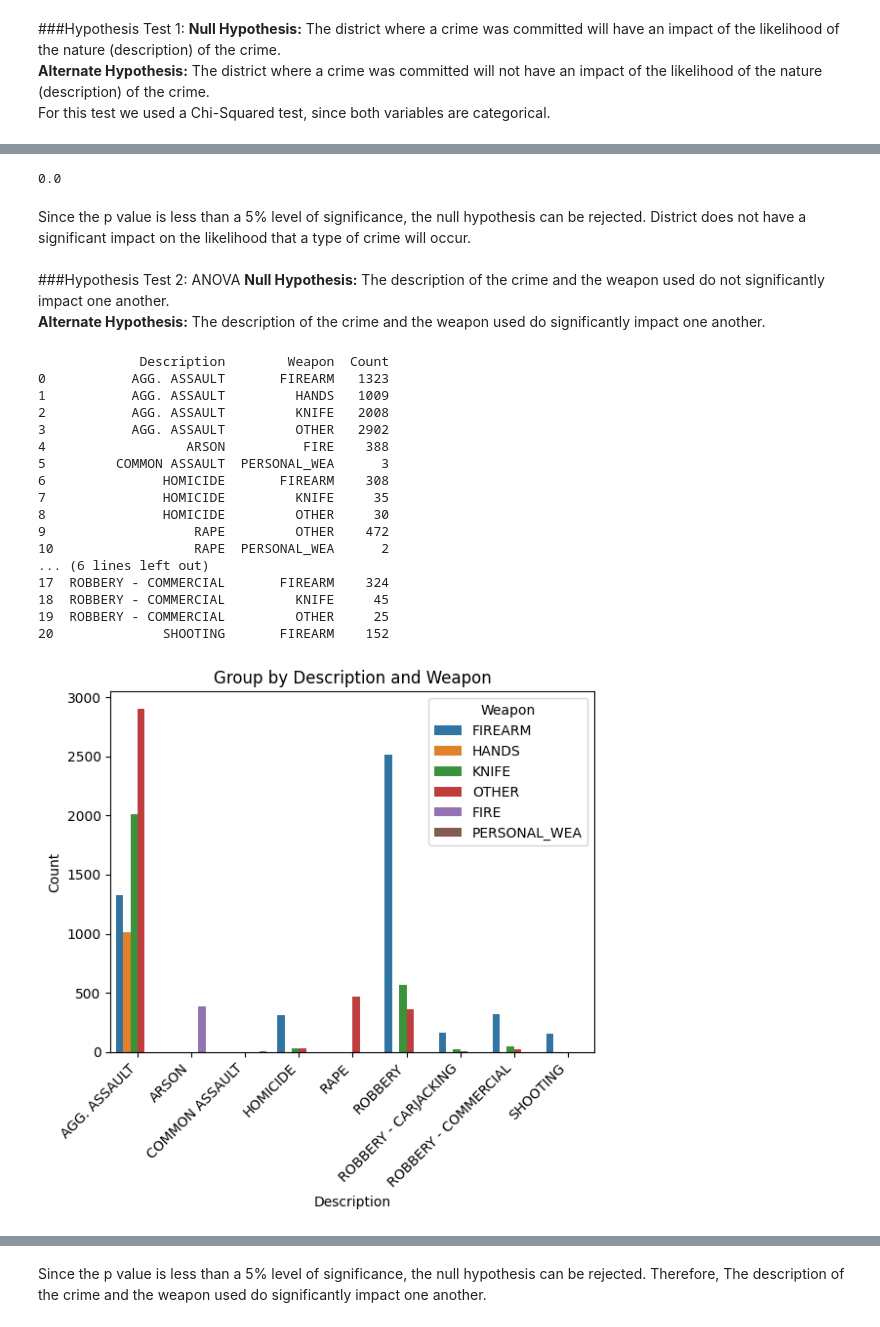
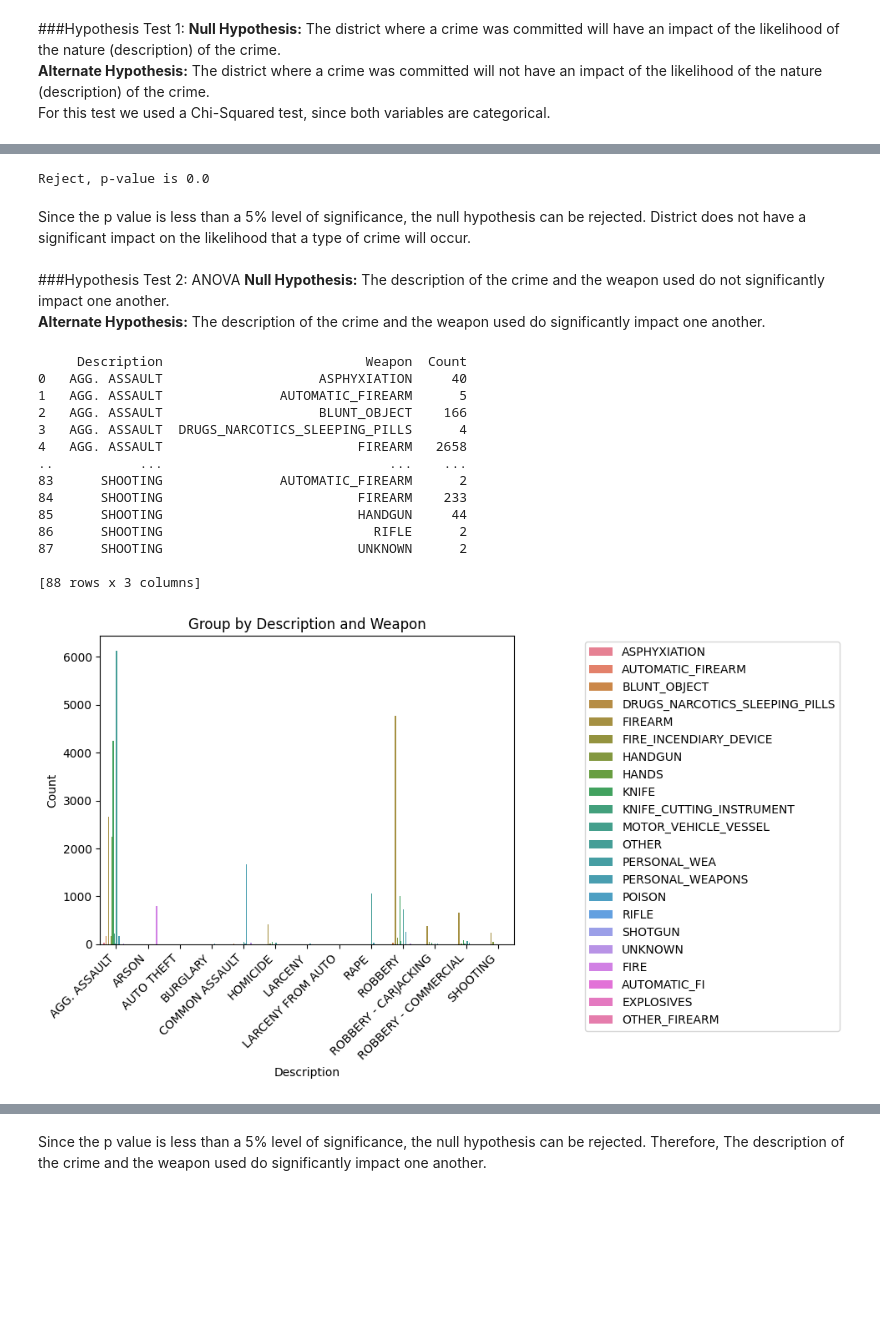
Before and after one commit to mariap13/CMSC320-FinalProject, a Jupyter notebook: CMSC320_Final_Project_MP_KRT.ipynb, the cells around one changed output, grey strips where cells are left out. Drawn from its saved outputs; the diff is of its cells as text; code cells hidden in the pictures; blank space fills up the shorter version.

```diff
--- a/CMSC320_Final_Project_MP_KRT.ipynb
+++ b/CMSC320_Final_Project_MP_KRT.ipynb
@@ -172,7 +157,8 @@ sns.boxplot(removed_outliers['Age'])
 plt.title(f'Age Column without Outliers')
 plt.show()
 index_names = crime_data[crime_data['Age'] > 80].index
-crime_data.drop(index_names, inplace=True)#drop outlier ages from the dataset
+df = crime_data.copy()
+df.drop(index_names, inplace=True)#drop outlier ages from the dataset
 # %% [output]
 [figure]
 # %%
@@ -214,9 +200,12 @@ plt = contingency.plot.bar(rot=45, xlabel="Old District", ylabel="Crime Descript
 # %%
 import scipy.stats as stats
 chi2_res = stats.chi2_contingency(contingency)
-chi2_res.pvalue
+if chi2_res.pvalue < 0.05:
+  print("Reject, p-value is", str(chi2_res.pvalue))
+else:
+  print("Fail to Reject, p-value is", str(chi2_res.pvalue))
 # %% [output]
-0.0
+Reject, p-value is 0.0
 # %% [markdown]
 Since the p value is less than a 5% level of significance, the null hypothesis can be rejected. District does not have a significant impact on the likelihood that a type of crime will occur.<br /><br />
 ###Hypothesis Test 2: ANOVA
@@ -226,35 +215,32 @@ Since the p value is less than a 5% level of significance, the null hypothesis c
 import matplotlib.pyplot as plt
 # %%
 # Group by 'Description' and 'Weapon'
-grouped_description_weapon = crime_data.groupby(['Description', 'Weapon']).size().reset_index(name='Count')
+grouped_description_weapon = df.groupby(['Description', 'Weapon']).size().reset_index(name='Count')
 print(grouped_description_weapon)
 # %% [output]
-             Description        Weapon  Count
-0           AGG. ASSAULT       FIREARM   1323
-1           AGG. ASSAULT         HANDS   1009
-2           AGG. ASSAULT         KNIFE   2008
-3           AGG. ASSAULT         OTHER   2902
-4                  ARSON          FIRE    388
-5         COMMON ASSAULT  PERSONAL_WEA      3
-6               HOMICIDE       FIREARM    308
-7               HOMICIDE         KNIFE     35
-8               HOMICIDE         OTHER     30
-9                   RAPE         OTHER    472
-10                  RAPE  PERSONAL_WEA      2
-... (6 lines left out)
-17  ROBBERY - COMMERCIAL       FIREARM    324
-18  ROBBERY - COMMERCIAL         KNIFE     45
-19  ROBBERY - COMMERCIAL         OTHER     25
-20              SHOOTING       FIREARM    152
+     Description                          Weapon  Count
+0   AGG. ASSAULT                    ASPHYXIATION     40
+1   AGG. ASSAULT               AUTOMATIC_FIREARM      5
+2   AGG. ASSAULT                    BLUNT_OBJECT    166
+3   AGG. ASSAULT  DRUGS_NARCOTICS_SLEEPING_PILLS      4
+4   AGG. ASSAULT                         FIREARM   2658
+..           ...                             ...    ...
+83      SHOOTING               AUTOMATIC_FIREARM      2
+84      SHOOTING                         FIREARM    233
+85      SHOOTING                         HANDGUN     44
+86      SHOOTING                           RIFLE      2
+87      SHOOTING                         UNKNOWN      2
+
+[88 rows x 3 columns]
 # %%
 sns.barplot(x='Description', y='Count', hue='Weapon', data=grouped_description_weapon)
 
 plt.title('Group by Description and Weapon')
 plt.xticks(rotation=45, horizontalalignment='right')
-
+plt.legend(loc='upper right', bbox_to_anchor=(1.8, 1))
 plt.show()
 # %% [output]
-[figure, old version]
+[figure, new version]
 # %%
 anova_data = [group['Count'].values for name, group in grouped_description_weapon.groupby('Description')]
 
```
Also changed, not shown: parts of 15 cells of this notebook.
